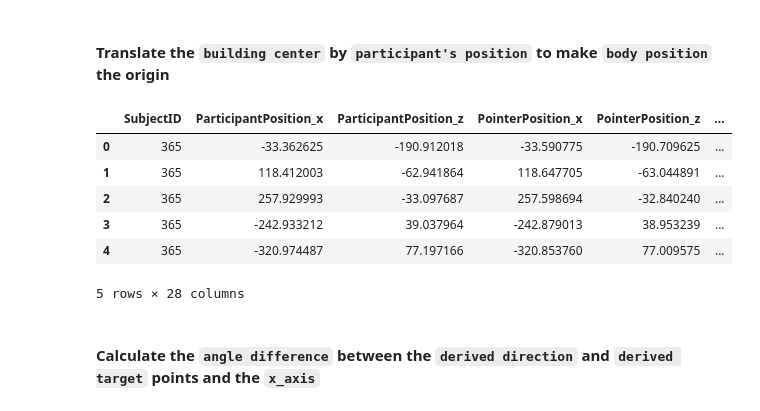
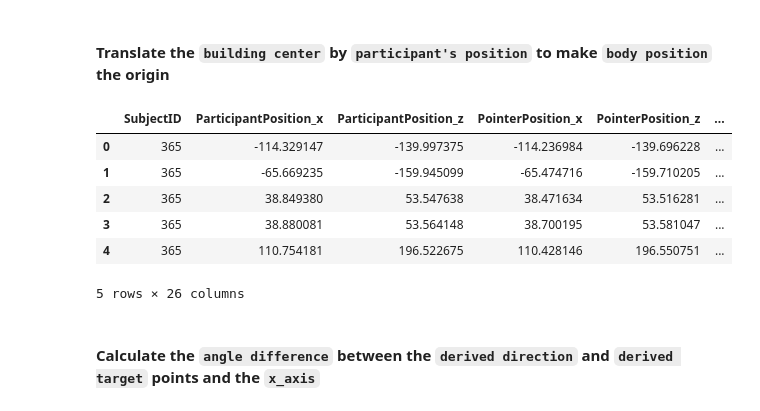
Before and after one commit to nora-maleki/humanA-pointing-task-analysis, a Jupyter notebook: analyses/01_main/01_preprocessing.ipynb, the cells around one changed output. Saved outputs shown, nothing was run; the diff lists cells and outputs as text; code cells hidden in the pictures.

```diff
--- a/analyses/01_main/01_preprocessing.ipynb
+++ b/analyses/01_main/01_preprocessing.ipynb
@@ -24,7 +24,7 @@ PLOT_PATH = f'{FILE_PATH}/plots/preprocessing/'
 
 os.makedirs(os.path.dirname(PLOT_PATH), exist_ok=True)
 # %%
-dataset = pd.read_csv(f'{FILE_PATH}/01_coordinates_integrated.csv', index_col=[0])
+dataset = pd.read_csv(f'{FILE_PATH}/01_pointing_task.csv', index_col=[0])
 all_buildings = pd.read_csv(f'{FILE_PATH}/02_all_buildings_list.csv', index_col=[0])
 avatar_info = pd.read_csv(f'{FILE_PATH}/03_avatar_info_list.csv', index_col=[0])
 starting_locations = pd.read_csv(f'{FILE_PATH}/05_starting_locations_info.csv', index_col=0)
@@ -33,3 +33,6 @@ print('Done!')
 Done!
 # %% [markdown]
 ### Glimpse at the data
+# %%
+dataset.drop(columns=['Unnamed: 0.1'], inplace=True)
+dataset.head()
@@ -272,12 +303,12 @@ Join `building center` values to the df_cleaned
 # %%
-df_cleaned = (
-    pd.merge(
-    df_cleaned,
-    all_buildings[['BuildingID', 'BuildingCenterWorld.x', 'BuildingCenterWorld.z']],
-    left_on='PointingTargetBuildingId',
-    right_on='BuildingID',
-    how='left')
-        .drop(columns=['PointingTargetBuildingId'])
-)
-
-df_cleaned.head()
+# df_cleaned = (
+#     pd.merge(
+#     df_cleaned,
+#     all_buildings[['BuildingID', 'BuildingCenterWorld.x', 'BuildingCenterWorld.z']],
+#     left_on='PointingTargetBuildingId',
+#     right_on='BuildingID',
+#     how='left')
+#         .drop(columns=['PointingTargetBuildingId'])
+# )
+#
+# df_cleaned.head()
@@ -483,18 +473,18 @@ plt.show()
 # %% [markdown]
 #### Translate the ` building center ` by ` participant's position ` to make ` body position ` the origin
 # %%
-df_cleaned['moved_target_position_x'] = df_cleaned['BuildingCenterWorld.x'] - df_cleaned.ParticipantPosition_x
-df_cleaned['moved_target_position_z'] = df_cleaned['BuildingCenterWorld.z'] - df_cleaned.ParticipantPosition_z
+df_cleaned['moved_target_position_x'] = df_cleaned['BuildingCenterWorld_x'] - df_cleaned.ParticipantPosition_x
+df_cleaned['moved_target_position_z'] = df_cleaned['BuildingCenterWorld_z'] - df_cleaned.ParticipantPosition_z
 
 df_cleaned.head()
 # %% [output]
 |  | SubjectID | ParticipantPosition_x | ParticipantPosition_z | PointerPosition_x | PointerPosition_z | ... |
-| 0 | 365 | -33.362625 | -190.912018 | -33.590775 | -190.709625 | ... |
-| 1 | 365 | 118.412003 | -62.941864 | 118.647705 | -63.044891 | ... |
-| 2 | 365 | 257.929993 | -33.097687 | 257.598694 | -32.840240 | ... |
-| 3 | 365 | -242.933212 | 39.037964 | -242.879013 | 38.953239 | ... |
-| 4 | 365 | -320.974487 | 77.197166 | -320.853760 | 77.009575 | ... |
+| 0 | 365 | -114.329147 | -139.997375 | -114.236984 | -139.696228 | ... |
+| 1 | 365 | -65.669235 | -159.945099 | -65.474716 | -159.710205 | ... |
+| 2 | 365 | 38.849380 | 53.547638 | 38.471634 | 53.516281 | ... |
+| 3 | 365 | 38.880081 | 53.564148 | 38.700195 | 53.581047 | ... |
+| 4 | 365 | 110.754181 | 196.522675 | 110.428146 | 196.550751 | ... |
-5 rows × 28 columns
+5 rows × 26 columns
 # %% [markdown]
 #### Calculate the `angle difference` between the `derived direction` and `derived target` points and the `x_axis`
 # %%
```
Also changed, not shown: parts of 26 cells of this notebook.
